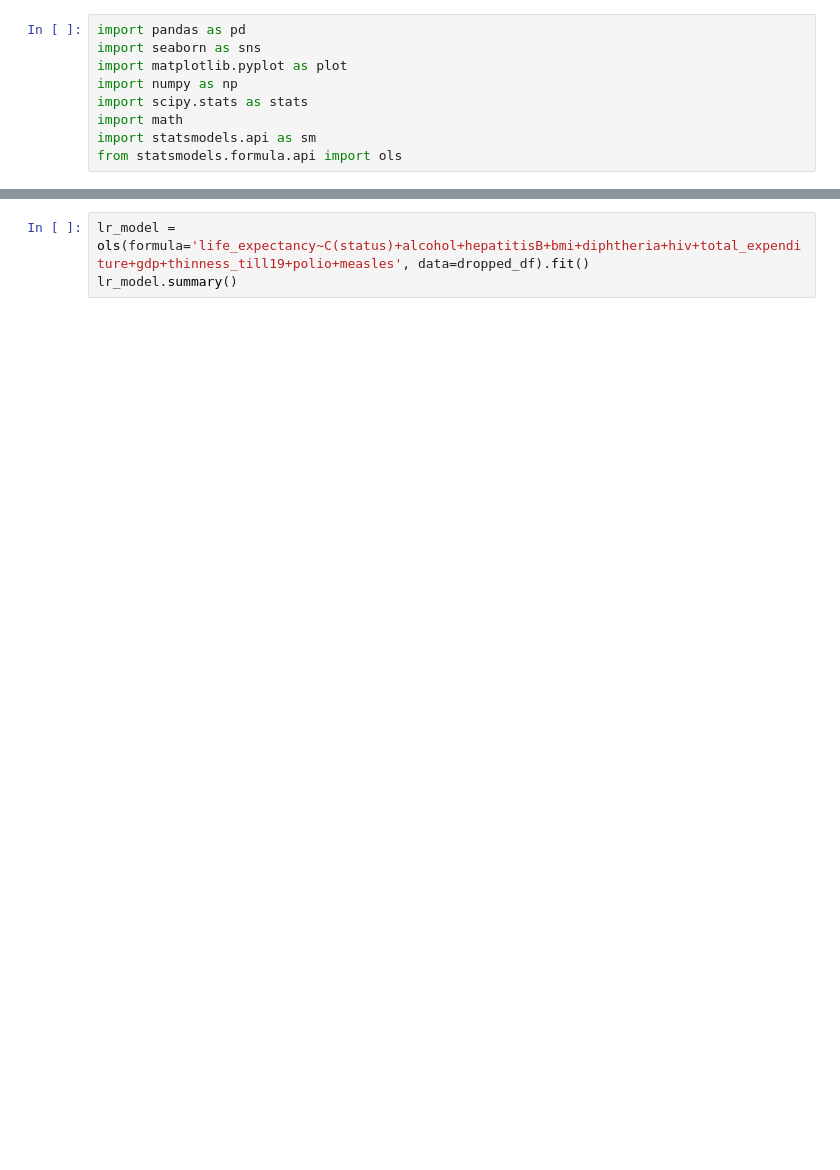
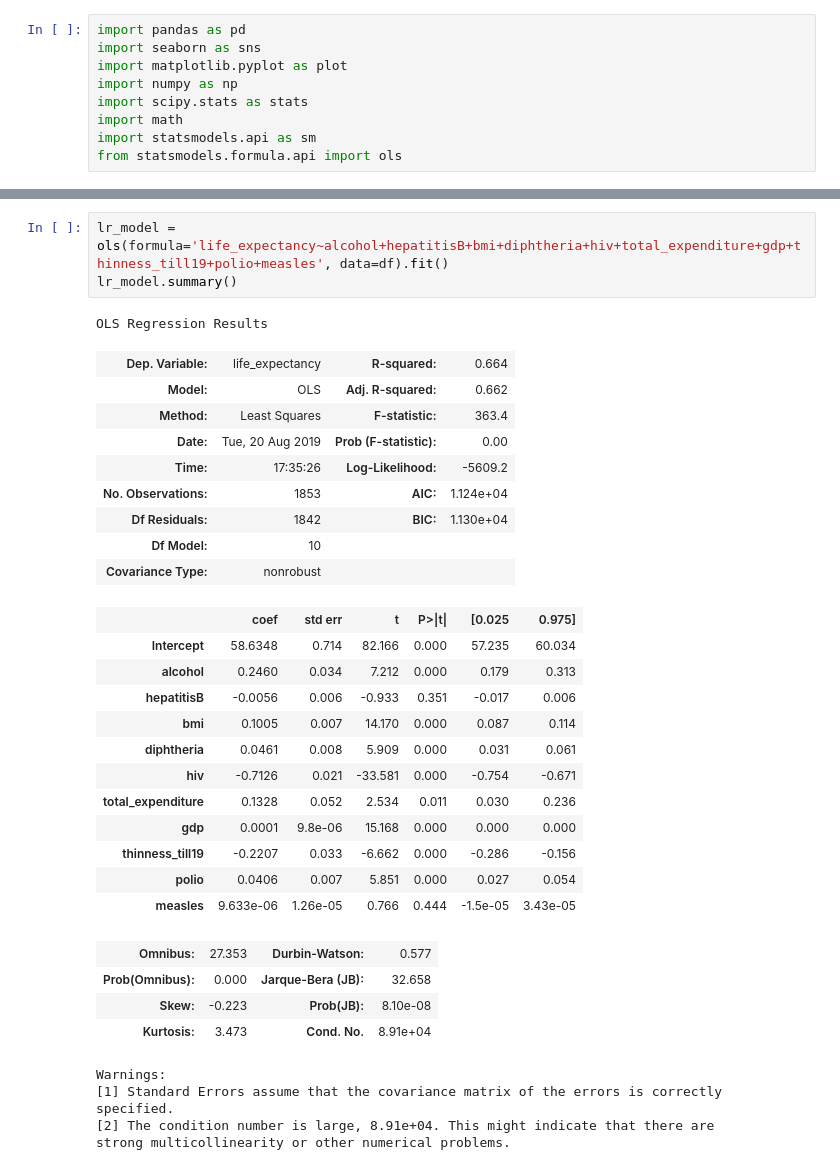
Before and after one commit to DaggerForce/Life_Expectancy_Project, a Jupyter notebook: data_mining.ipynb, the cells around one changed output, grey strips where cells are left out. Cells and saved outputs as stored; diff of their text form; blank space fills up the shorter version.

```diff
--- a/data_mining.ipynb
+++ b/data_mining.ipynb
@@ -22,4 +51,35 @@ sns.pairplot(df, diag_kind="kde", height=2.5)
 # %%
-lr_model = ols(formula='life_expectancy~C(status)+alcohol+hepatitisB+bmi+diphtheria+hiv+total_expenditure+gdp+thinness_till19+polio+measles', data=dropped_df).fit()
+lr_model = ols(formula='life_expectancy~alcohol+hepatitisB+bmi+diphtheria+hiv+total_expenditure+gdp+thinness_till19+polio+measles', data=df).fit()
 lr_model.summary()
+# %% [output]
+OLS Regression Results
+| Dep. Variable: | life_expectancy | R-squared: | 0.664 |
+| Model: | OLS | Adj. R-squared: | 0.662 |
+| Method: | Least Squares | F-statistic: | 363.4 |
+| Date: | Tue, 20 Aug 2019 | Prob (F-statistic): | 0.00 |
+| Time: | 17:35:26 | Log-Likelihood: | -5609.2 |
+| No. Observations: | 1853 | AIC: | 1.124e+04 |
+| Df Residuals: | 1842 | BIC: | 1.130e+04 |
+| Df Model: | 10 |  |  |
+| Covariance Type: | nonrobust |  |  |
+|  | coef | std err | t | P>|t| | [0.025 | 0.975] |
+| Intercept | 58.6348 | 0.714 | 82.166 | 0.000 | 57.235 | 60.034 |
+| alcohol | 0.2460 | 0.034 | 7.212 | 0.000 | 0.179 | 0.313 |
+| hepatitisB | -0.0056 | 0.006 | -0.933 | 0.351 | -0.017 | 0.006 |
+| bmi | 0.1005 | 0.007 | 14.170 | 0.000 | 0.087 | 0.114 |
+| diphtheria | 0.0461 | 0.008 | 5.909 | 0.000 | 0.031 | 0.061 |
+| hiv | -0.7126 | 0.021 | -33.581 | 0.000 | -0.754 | -0.671 |
+| total_expenditure | 0.1328 | 0.052 | 2.534 | 0.011 | 0.030 | 0.236 |
+| gdp | 0.0001 | 9.8e-06 | 15.168 | 0.000 | 0.000 | 0.000 |
+| thinness_till19 | -0.2207 | 0.033 | -6.662 | 0.000 | -0.286 | -0.156 |
+| polio | 0.0406 | 0.007 | 5.851 | 0.000 | 0.027 | 0.054 |
+| measles | 9.633e-06 | 1.26e-05 | 0.766 | 0.444 | -1.5e-05 | 3.43e-05 |
+| Omnibus: | 27.353 | Durbin-Watson: | 0.577 |
+| Prob(Omnibus): | 0.000 | Jarque-Bera (JB): | 32.658 |
+| Skew: | -0.223 | Prob(JB): | 8.10e-08 |
+| Kurtosis: | 3.473 | Cond. No. | 8.91e+04 |
+Warnings:
+[1] Standard Errors assume that the covariance matrix of the errors is correctly specified.
+[2] The condition number is large, 8.91e+04. This might indicate that there are
+strong multicollinearity or other numerical problems.
 # %%
```
Also changed, not shown: parts of 6 cells of this notebook, 1 other file.
